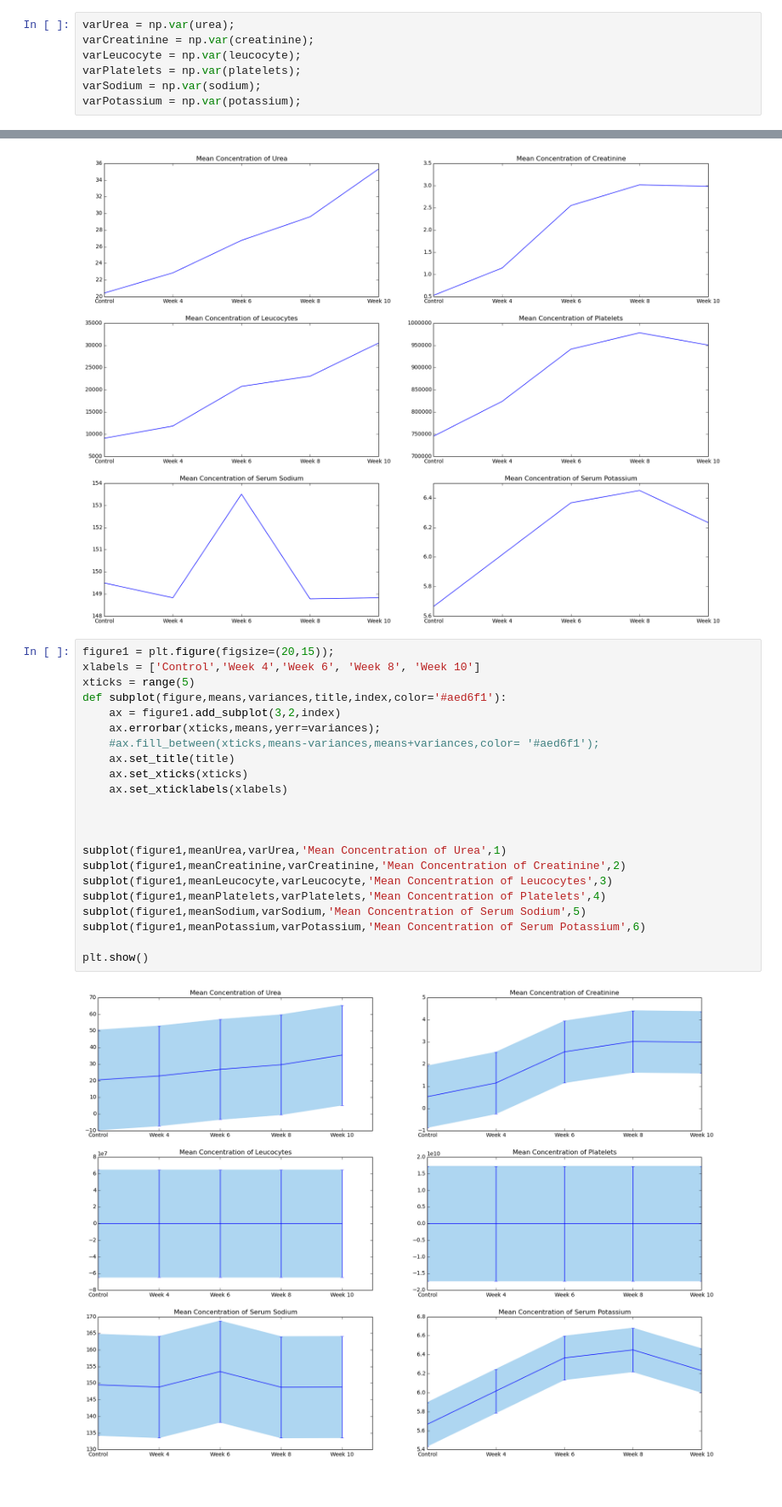
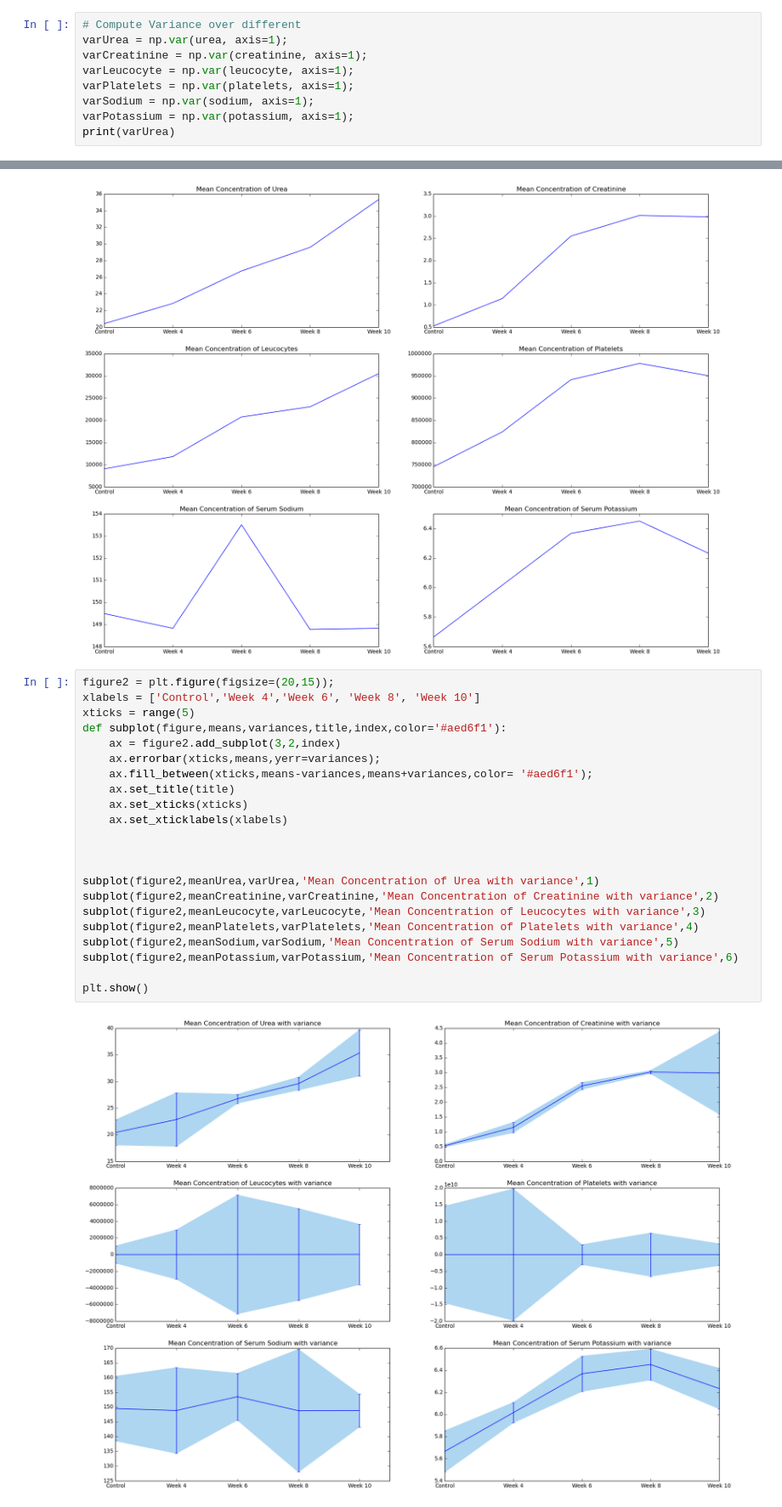
Before and after one commit to HaaPut/codes, a Jupyter notebook: DataAnalysis.ipynb, the cells around one changed output, grey strips where cells are left out. Shown: that part at 85% size. Saved outputs shown, nothing was run; the diff lists cells and outputs as text.

```diff
--- a/DataAnalysis.ipynb
+++ b/DataAnalysis.ipynb
@@ -60,7 +56,9 @@ print(meanUrea)
 # %%
-varUrea = np.var(urea);
-varCreatinine = np.var(creatinine);
-varLeucocyte = np.var(leucocyte);
-varPlatelets = np.var(platelets);
-varSodium = np.var(sodium);
-varPotassium = np.var(potassium);
+# Compute Variance over different
+varUrea = np.var(urea, axis=1);
+varCreatinine = np.var(creatinine, axis=1);
+varLeucocyte = np.var(leucocyte, axis=1);
+varPlatelets = np.var(platelets, axis=1);
+varSodium = np.var(sodium, axis=1);
+varPotassium = np.var(potassium, axis=1);
+print(varUrea)
@@ -89,26 +89,26 @@ plt.show()
 # %% [output]
 [figure]
 # %%
-figure1 = plt.figure(figsize=(20,15));
+figure2 = plt.figure(figsize=(20,15));
 xlabels = ['Control','Week 4','Week 6', 'Week 8', 'Week 10']
 xticks = range(5)
 def subplot(figure,means,variances,title,index,color='#aed6f1'):
-    ax = figure1.add_subplot(3,2,index)
+    ax = figure2.add_subplot(3,2,index)
     ax.errorbar(xticks,means,yerr=variances);
-    #ax.fill_between(xticks,means-variances,means+variances,color= '#aed6f1');
+    ax.fill_between(xticks,means-variances,means+variances,color= '#aed6f1');
     ax.set_title(title)
     ax.set_xticks(xticks)
     ax.set_xticklabels(xlabels)
 
 
 
-subplot(figure1,meanUrea,varUrea,'Mean Concentration of Urea',1)
-subplot(figure1,meanCreatinine,varCreatinine,'Mean Concentration of Creatinine',2)
-subplot(figure1,meanLeucocyte,varLeucocyte,'Mean Concentration of Leucocytes',3)
-subplot(figure1,meanPlatelets,varPlatelets,'Mean Concentration of Platelets',4)
-subplot(figure1,meanSodium,varSodium,'Mean Concentration of Serum Sodium',5)
-subplot(figure1,meanPotassium,varPotassium,'Mean Concentration of Serum Potassium',6)
+subplot(figure2,meanUrea,varUrea,'Mean Concentration of Urea with variance',1)
+subplot(figure2,meanCreatinine,varCreatinine,'Mean Concentration of Creatinine with variance',2)
+subplot(figure2,meanLeucocyte,varLeucocyte,'Mean Concentration of Leucocytes with variance',3)
+subplot(figure2,meanPlatelets,varPlatelets,'Mean Concentration of Platelets with variance',4)
+subplot(figure2,meanSodium,varSodium,'Mean Concentration of Serum Sodium with variance',5)
+subplot(figure2,meanPotassium,varPotassium,'Mean Concentration of Serum Potassium with variance',6)
 
 plt.show()
 # %% [output]
-[figure, old version]
+[figure, new version]
```
Also changed, not shown: parts of 5 cells of this notebook.
